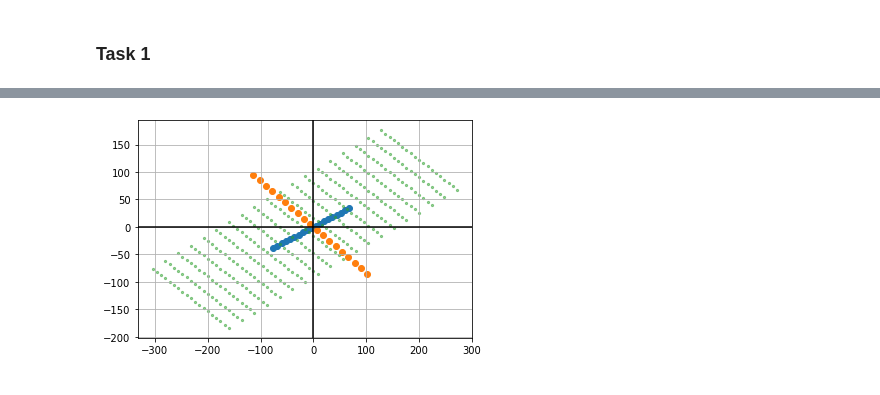
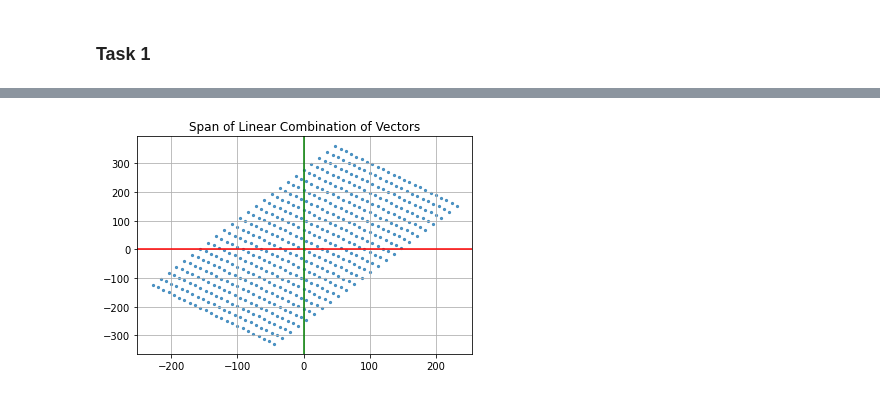
Before and after one commit to emmataguinod/Linear-Algebra_2ndSem, a Jupyter notebook: Assignment_10.ipynb, the cells around one changed output, grey strips where cells are left out. Drawn from its saved outputs; the diff is of its cells as text; code cells hidden in the pictures.

```diff
--- a/Assignment_10.ipynb
+++ b/Assignment_10.ipynb
@@ -127,21 +152,19 @@ c_2 \cdot \begin{bmatrix} 10\\-6 \\\end{bmatrix}\end{Bmatrix} $$
 # %%
-vectP = np.array([12,7])
-vectR = np.array([10,-6])
+B = np.array([8,-9])
+C = np.array([-12,-21])
 
-R = np.arange(-19,19,2)
+R = np.arange(-12,12,1)
 
 c1, c2 = np.meshgrid(R,R)
 
-vectR = vectM + vectE
-spanRx = c1*vectP[0] + c2*vectR[0]
-spanRy = c1*vectP[1] + c2*vectR[1]
-plt.scatter(R*vectA[0],R*vectA[1])
-plt.scatter(R*vectB[0],R*vectB[1])
-plt.scatter(spanRx,spanRy, s=5, alpha=0.5)
-
-plt.axhline(y=0, color='k')
-plt.axvline(x=0, color='k')
+vectR = B + C
+spanRx = c1*B[0] + c2*C[0]
+spanRy = c1*B[1] + c2*C[1]
+plt.scatter(spanRx,spanRy, s=5, alpha=0.75)
+plt.title("Span of Linear Combination of Vectors")
+plt.axhline(y=0, color='red')
+plt.axvline(x=0, color='green')
 plt.grid()
 plt.show()
 # %% [output]
-[figure, old version]
+[figure, new version]
```
Also changed, not shown: parts of 5 cells of this notebook.
